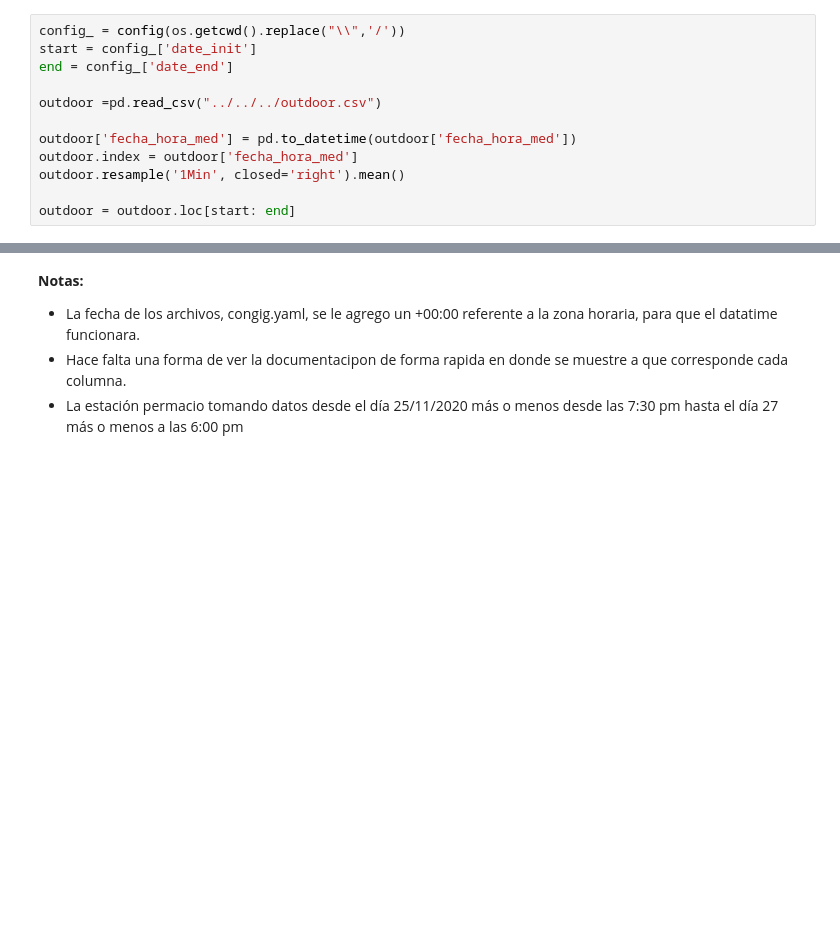
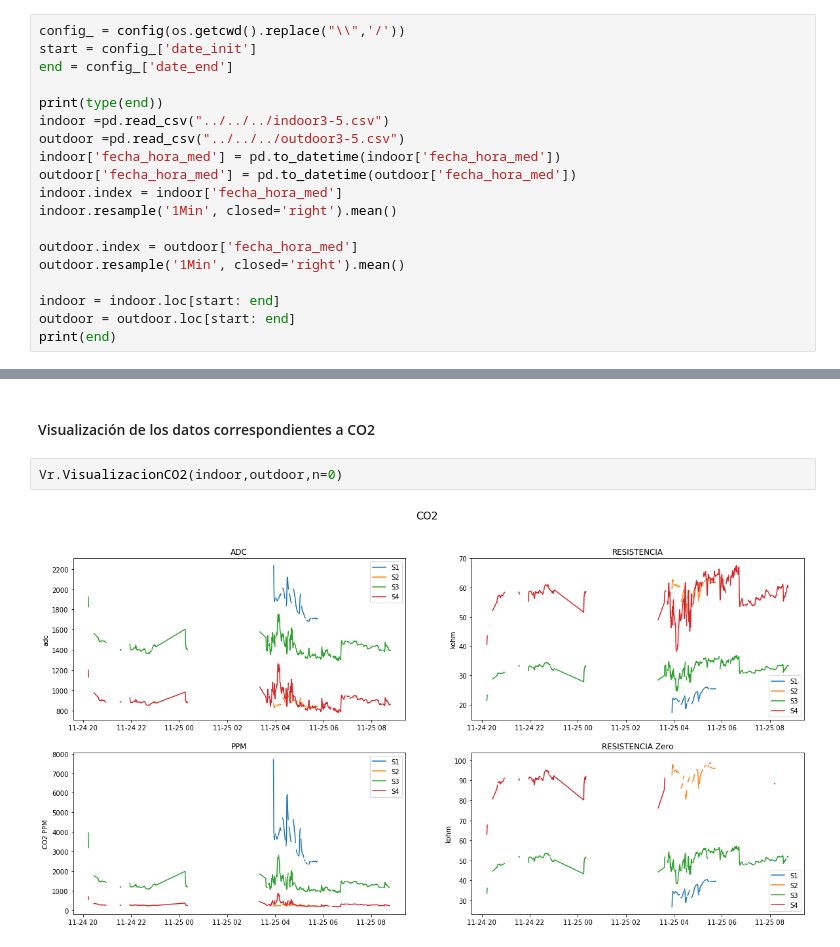
Before and after one commit to JoseSalamancaCoy/Air_flow_indoor, a Jupyter notebook: Experimentos/Dispositivo/3/Analisis_3.ipynb, the cells around one changed output, grey strips where cells are left out. Drawn from its saved outputs; the diff is of its cells as text; blank space fills up the shorter version.

```diff
--- a/Experimentos/Dispositivo/3/Analisis_3.ipynb
+++ b/Experimentos/Dispositivo/3/Analisis_3.ipynb
@@ -31,10 +34,17 @@ config_ = config(os.getcwd().replace("\\",'/'))
 start = config_['date_init']
 end = config_['date_end']
 
-outdoor =pd.read_csv("../../../outdoor.csv")
+print(type(end))
+indoor =pd.read_csv("../../../indoor3-5.csv")
+outdoor =pd.read_csv("../../../outdoor3-5.csv")
+indoor['fecha_hora_med'] = pd.to_datetime(indoor['fecha_hora_med'])
+outdoor['fecha_hora_med'] = pd.to_datetime(outdoor['fecha_hora_med'])
+indoor.index = indoor['fecha_hora_med']
+indoor.resample('1Min', closed='right').mean()
 
-outdoor['fecha_hora_med'] = pd.to_datetime(outdoor['fecha_hora_med'])
 outdoor.index = outdoor['fecha_hora_med']
 outdoor.resample('1Min', closed='right').mean()
 
+indoor = indoor.loc[start: end]
 outdoor = outdoor.loc[start: end]
+print(end)
@@ -96,5 +54,6 @@ axs[2].legend(fontsize = 10)
-# %% [markdown]
-**Notas:**
-* La fecha de los archivos, congig.yaml, se le agrego un +00:00 referente a la zona horaria, para que el datatime funcionara.
-* Hace falta una forma de ver la documentacipon de forma rapida en donde se muestre a que corresponde cada columna.
-* La estación permacio tomando datos desde el día 25/11/2020 más o menos desde las 7:30 pm hasta el día 27 más o menos a las 6:00 pm
+# %% [markdown]
+#### Visualización de los datos correspondientes a CO2
+# %%
+Vr.VisualizacionCO2(indoor,outdoor,n=0)
+# %% [output]
+[figure, added]
```
Also changed, not shown: parts of 11 cells of this notebook, 1 other file.
